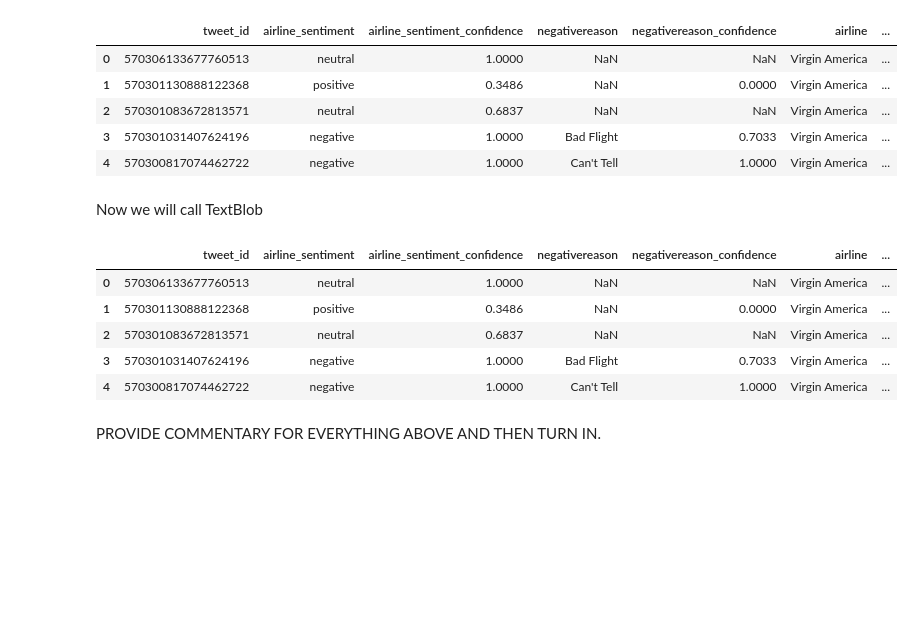
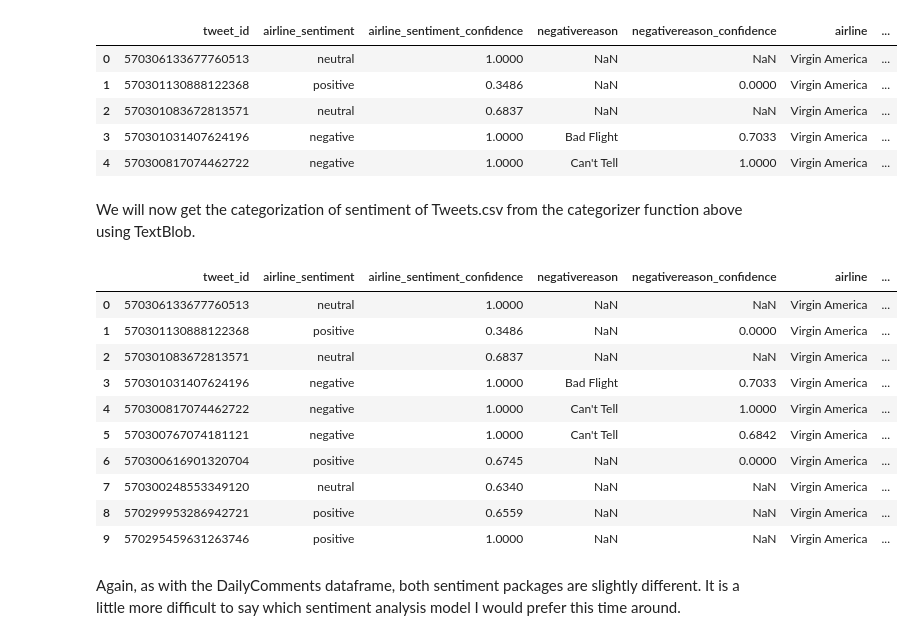
Before and after one commit to ramsey-king/DSC-550-Data-Mining, a Jupyter notebook: Week4/King_Ramsey_Exercise4-2.ipynb, the cells around one changed output. Saved outputs shown, nothing was run; the diff lists cells and outputs as text; code cells hidden in the pictures; blank space fills up the shorter version.

```diff
--- a/Week4/King_Ramsey_Exercise4-2.ipynb
+++ b/Week4/King_Ramsey_Exercise4-2.ipynb
@@ -114,25 +124,30 @@ See the caveats in the documentation: https://pandas.pydata.org/pandas-docs/stab
 | 2 | 570301083672813571 | neutral | 0.6837 | NaN | NaN | Virgin America | ... |
 | 3 | 570301031407624196 | negative | 1.0000 | Bad Flight | 0.7033 | Virgin America | ... |
 | 4 | 570300817074462722 | negative | 1.0000 | Can't Tell | 1.0000 | Virgin America | ... |
-# %% [markdown]
-Now we will call TextBlob
+# %% [markdown]
+We will now get the categorization of sentiment of Tweets.csv from the categorizer function above using TextBlob.
 # %%
 sentiment_list = []
 
 for i in range(len(airline_df.text)):
     blob = TextBlob(airline_df['text'][i])
     sentiment_list.append(blob.sentiment.polarity)
 
 airline_df['Sentiment_Score_TB'] = sentiment_list
 
 airline_df['Sentiment_TB'] = airline_df['Sentiment_Score_TB'].apply(categorizer)
-airline_df.head()
+airline_df.head(10)
 # %% [output]
 |  | tweet_id | airline_sentiment | airline_sentiment_confidence | negativereason | negativereason_confidence | airline | ... |
 | 0 | 570306133677760513 | neutral | 1.0000 | NaN | NaN | Virgin America | ... |
 | 1 | 570301130888122368 | positive | 0.3486 | NaN | 0.0000 | Virgin America | ... |
 | 2 | 570301083672813571 | neutral | 0.6837 | NaN | NaN | Virgin America | ... |
 | 3 | 570301031407624196 | negative | 1.0000 | Bad Flight | 0.7033 | Virgin America | ... |
 | 4 | 570300817074462722 | negative | 1.0000 | Can't Tell | 1.0000 | Virgin America | ... |
+| 5 | 570300767074181121 | negative | 1.0000 | Can't Tell | 0.6842 | Virgin America | ... |
+| 6 | 570300616901320704 | positive | 0.6745 | NaN | 0.0000 | Virgin America | ... |
+| 7 | 570300248553349120 | neutral | 0.6340 | NaN | NaN | Virgin America | ... |
+| 8 | 570299953286942721 | positive | 0.6559 | NaN | NaN | Virgin America | ... |
+| 9 | 570295459631263746 | positive | 1.0000 | NaN | NaN | Virgin America | ... |
-# %% [markdown]
-PROVIDE COMMENTARY FOR EVERYTHING ABOVE AND THEN TURN IN.
+# %% [markdown]
+Again, as with the DailyComments dataframe, both sentiment packages are slightly different.  It is a little more difficult to say which sentiment analysis model I would prefer this time around.
```
Also changed, not shown: parts of 10 cells of this notebook.
